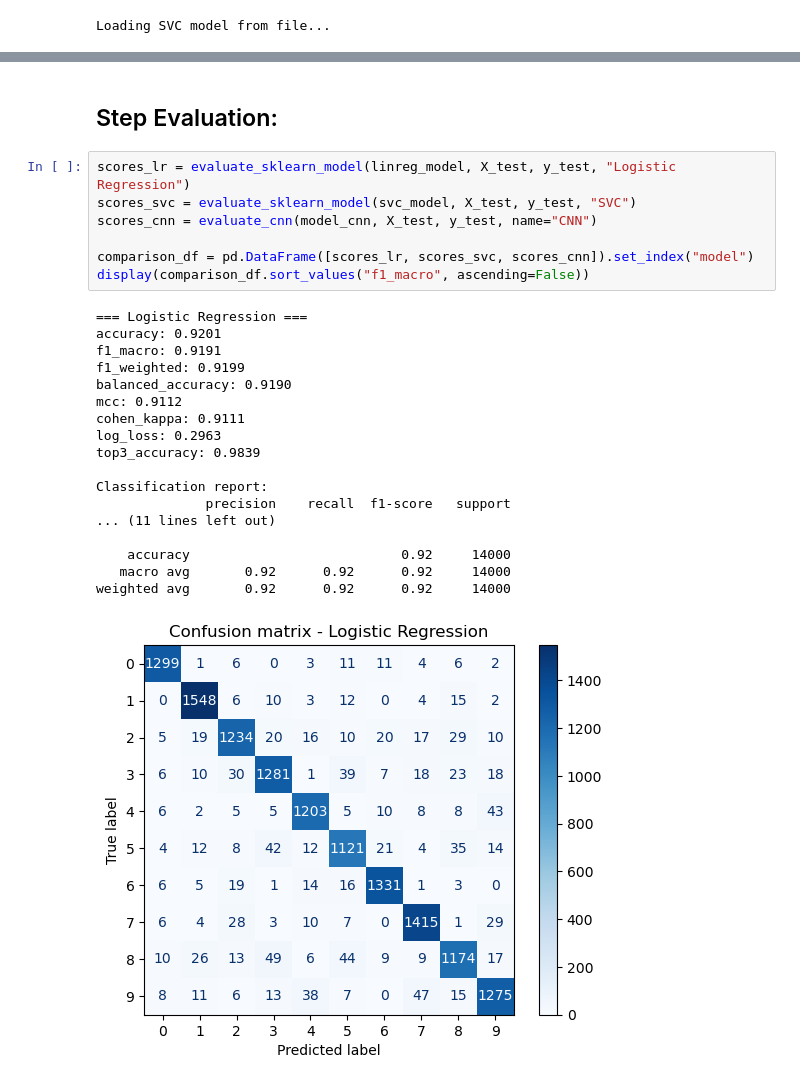
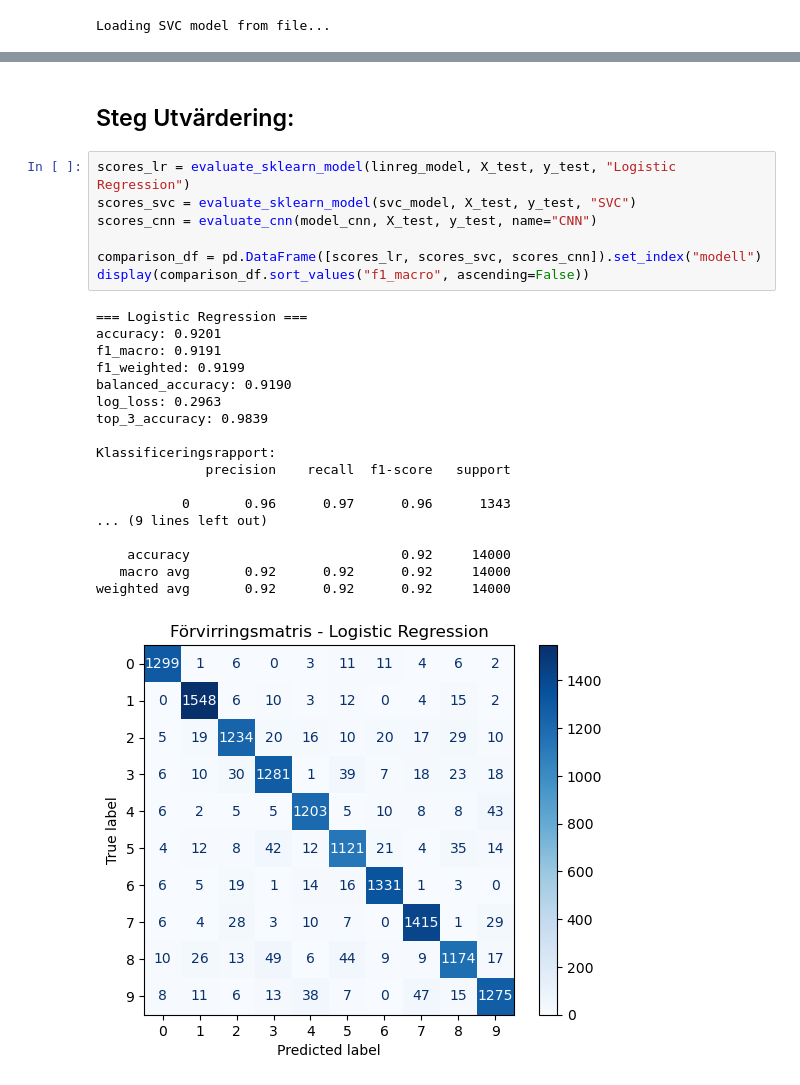
Before and after one commit to alexanderlvov1/PAITH2025, a Jupyter notebook: 2026/hemlaxa/AIkunskapskontroll2026Del2EDA.ipynb, the cells around one changed output, grey strips where cells are left out. Cells and saved outputs as stored; diff of their text form.

```diff
--- a/2026/hemlaxa/AIkunskapskontroll2026Del2EDA.ipynb
+++ b/2026/hemlaxa/AIkunskapskontroll2026Del2EDA.ipynb
@@ -287,28 +376,28 @@ Epoch 10/10
 # %% [markdown]
-## Step Evaluation:
+## Steg Utvärdering:
 # %%
 scores_lr = evaluate_sklearn_model(linreg_model, X_test, y_test, "Logistic Regression")
 scores_svc = evaluate_sklearn_model(svc_model, X_test, y_test, "SVC")
 scores_cnn = evaluate_cnn(model_cnn, X_test, y_test, name="CNN")
 
-comparison_df = pd.DataFrame([scores_lr, scores_svc, scores_cnn]).set_index("model")
+comparison_df = pd.DataFrame([scores_lr, scores_svc, scores_cnn]).set_index("modell")
 display(comparison_df.sort_values("f1_macro", ascending=False))
 # %% [output]
 === Logistic Regression ===
 accuracy: 0.9201
 f1_macro: 0.9191
 f1_weighted: 0.9199
 balanced_accuracy: 0.9190
-mcc: 0.9112
-cohen_kappa: 0.9111
 log_loss: 0.2963
-top3_accuracy: 0.9839
+top_3_accuracy: 0.9839
 
-Classification report:
+Klassificeringsrapport:
               precision    recall  f1-score   support
-... (11 lines left out)
+
+           0       0.96      0.97      0.96      1343
+... (9 lines left out)
 
     accuracy                           0.92     14000
    macro avg       0.92      0.92      0.92     14000
 weighted avg       0.92      0.92      0.92     14000
-[figure, old version]
+[figure, new version]
```
Also changed, not shown: parts of 16 cells of this notebook.
